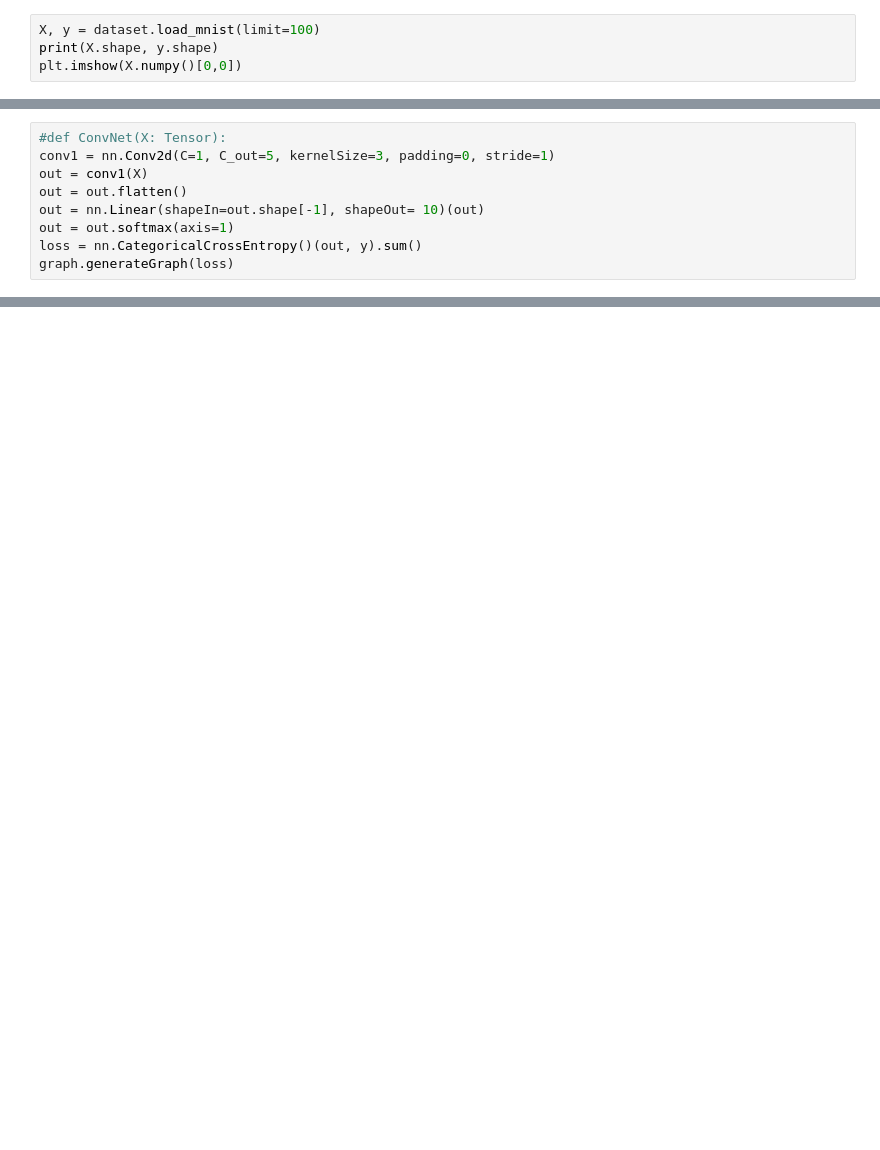
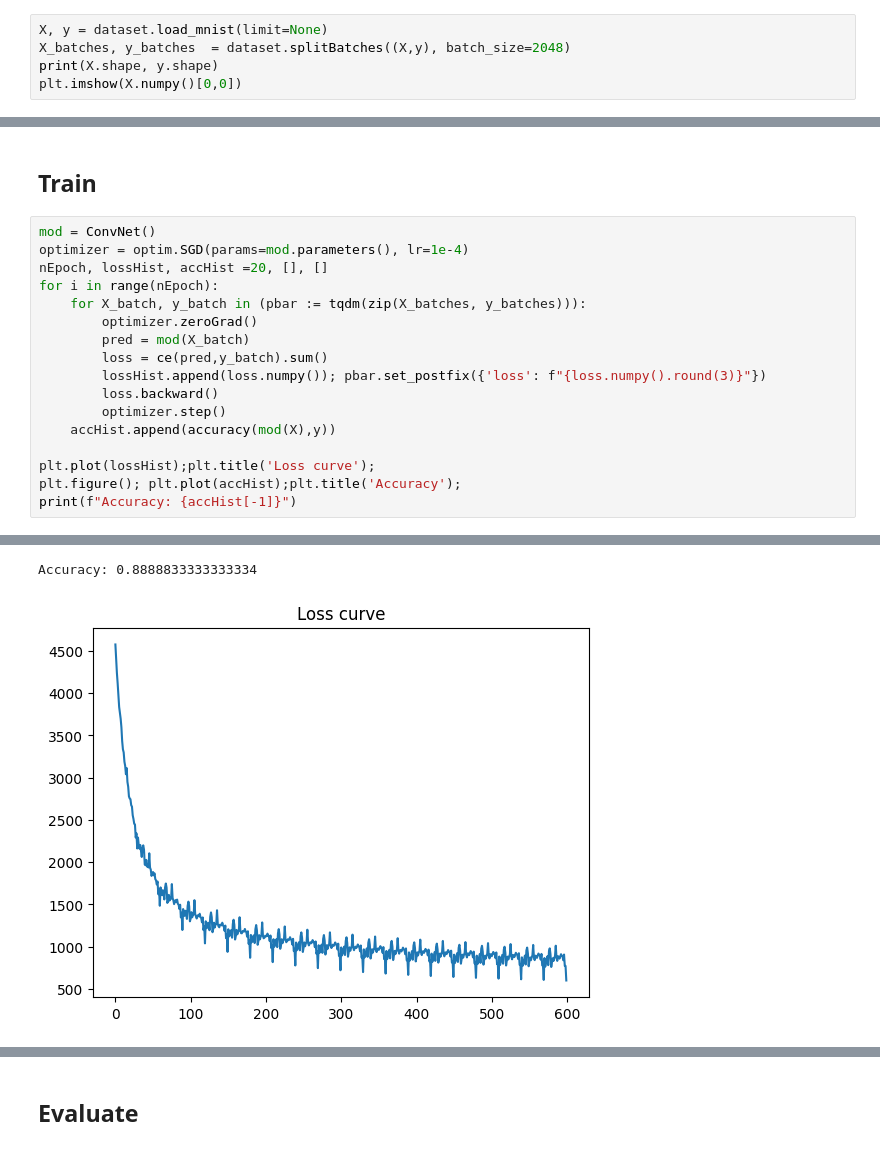
Before and after one commit to julianvanmeggelen/juligrad, a Jupyter notebook: mnist.ipynb, the cells around one changed output, grey strips where cells are left out. Saved outputs shown, nothing was run; the diff lists cells and outputs as text; blank space fills up the shorter version.

Commit message:
mnist

```diff
--- a/mnist.ipynb
+++ b/mnist.ipynb
@@ -6,5 +16,6 @@ import matplotlib.pyplot as plt
 # %%
-X, y = dataset.load_mnist(limit=100)
+X, y = dataset.load_mnist(limit=None)
+X_batches, y_batches  = dataset.splitBatches((X,y), batch_size=2048)
 print(X.shape, y.shape)
 plt.imshow(X.numpy()[0,0])
 # %% [output]
@@ -12,11 +23,2 @@ plt.imshow(X.numpy()[0,0])
 <matplotlib.image.AxesImage at 0x...>
 [figure]
-# %%
-#def ConvNet(X: Tensor):
-conv1 = nn.Conv2d(C=1, C_out=5, kernelSize=3, padding=0, stride=1)
-out = conv1(X)
-out = out.flatten()
-out = nn.Linear(shapeIn=out.shape[-1], shapeOut= 10)(out)
-out = out.softmax(axis=1)
-loss = nn.CategoricalCrossEntropy()(out, y).sum()
-graph.generateGraph(loss)
@@ -30,0 +63,20 @@ False
+# %% [markdown]
+## Train
+# %%
+mod = ConvNet()
+optimizer = optim.SGD(params=mod.parameters(), lr=1e-4)
+nEpoch, lossHist, accHist =20, [], []
+for i in range(nEpoch):
+    for X_batch, y_batch in (pbar := tqdm(zip(X_batches, y_batches))):
+        optimizer.zeroGrad()
+        pred = mod(X_batch)
+        loss = ce(pred,y_batch).sum()
+        lossHist.append(loss.numpy()); pbar.set_postfix({'loss': f"{loss.numpy().round(3)}"})
+        loss.backward()
+        optimizer.step()
+    accHist.append(accuracy(mod(X),y))
+
+plt.plot(lossHist);plt.title('Loss curve');
+plt.figure(); plt.plot(accHist);plt.title('Accuracy');
+print(f"Accuracy: {accHist[-1]}")
+# %% [output]
@@ -30,0 +103,2 @@ False
+Accuracy: 0.8888833333333334
+[figure, added]
@@ -30,0 +106,2 @@ False
+# %% [markdown]
+## Evaluate
```
Also changed, not shown: parts of 10 cells of this notebook, 9 other files.
